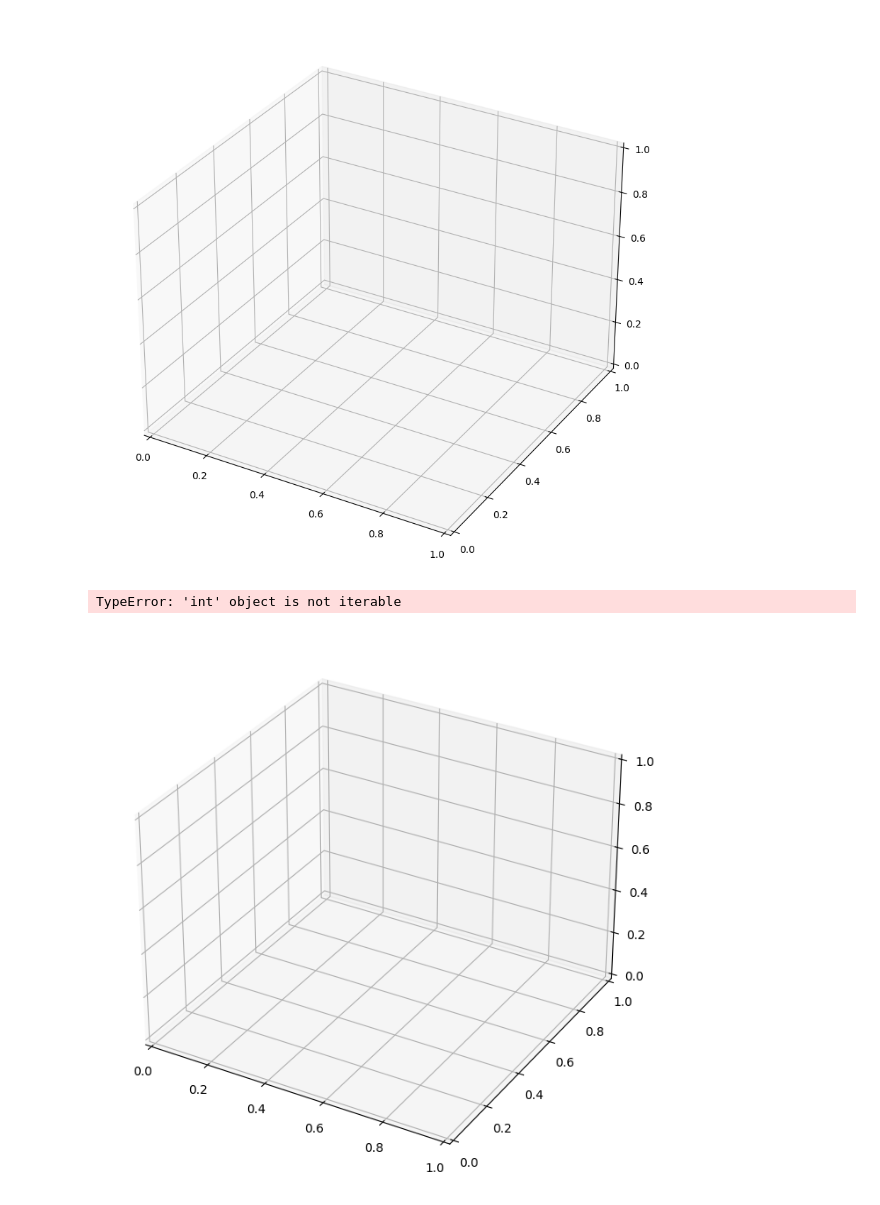
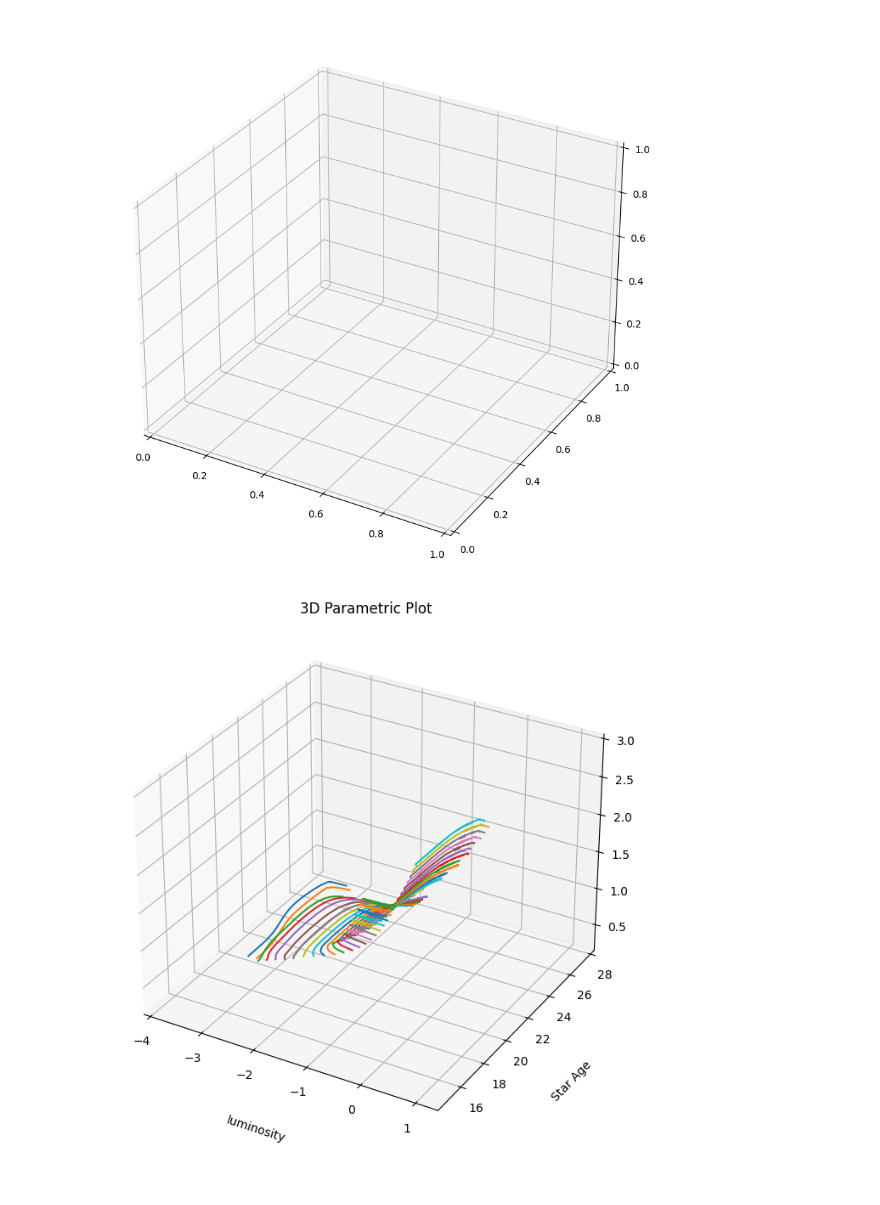
Before and after one commit to JonoBueno/FYP_IRFAN, a Jupyter notebook: 0p0/0p0.ipynb, the cells around one changed output. Saved outputs shown, nothing was run; the diff lists cells and outputs as text; code cells hidden in the pictures.

```diff
--- a/0p0/0p0.ipynb
+++ b/0p0/0p0.ipynb
@@ -76,0 +78,12 @@ plt.xscale('log')
+# %%
+
+for a, l,a1,l1, label in zip(ages, lums,ages1,lums1, labels):
+    plt.scatter(a.iloc[0],l.iloc[0],label=label)
+    plt.scatter(a.iloc[-1],l.iloc[-1])
+    plt.plot(a, l,color='blue')
+    plt.plot(a1, l1,color='red')
+plt.xlabel('Star Age')
+plt.ylabel('Luminosity')
+plt.legend(fontsize=6)
+plt.xscale('log')
+plt.ylim(-4,2)
@@ -76,0 +94,8 @@ plt.xscale('log')
+# %%
+for a, l,T1,R1, label in zip(Rhos, Temps,Temps1,Rhos1, labels):
+    plt.scatter(a.iloc[0],l.iloc[0],label=label)
+    plt.scatter(a.iloc[-1],l.iloc[-1])
+    plt.plot(a, l,color='blue')
+    plt.plot(R1, T1 ,color='red')
+plt.xlabel('Log Central Rho')
+plt.ylabel('Log Central Tc')
@@ -85,23 +112,22 @@ plt.show()
 # %%
 fig = plt.figure(figsize = (8,8))
 ax = plt.axes(projection='3d')
 ax.grid()
 
 
-for i,label in  enumerate(np.array(labels)):
+for i,label in  enumerate(labels):
     t = label
     x = lums[i]
     y = ages[i]
 
     ax.plot3D(x, y, t)
     ax.set_title('3D Parametric Plot')
 
     # Set axes label
-    ax.set_xlabel('x', labelpad=20)
-    ax.set_ylabel('y', labelpad=20)
-    ax.set_zlabel('t', labelpad=20)
+    ax.set_xlabel('luminosity', labelpad=20)
+    ax.set_ylabel('Star Age', labelpad=20)
+    ax.set_zlabel('Mass', labelpad=20)
 
 plt.show()
 # %% [output]
-TypeError: 'int' object is not iterable
-[figure, old version]
+[figure, new version]
```
Also changed, not shown: parts of 4 cells of this notebook.
